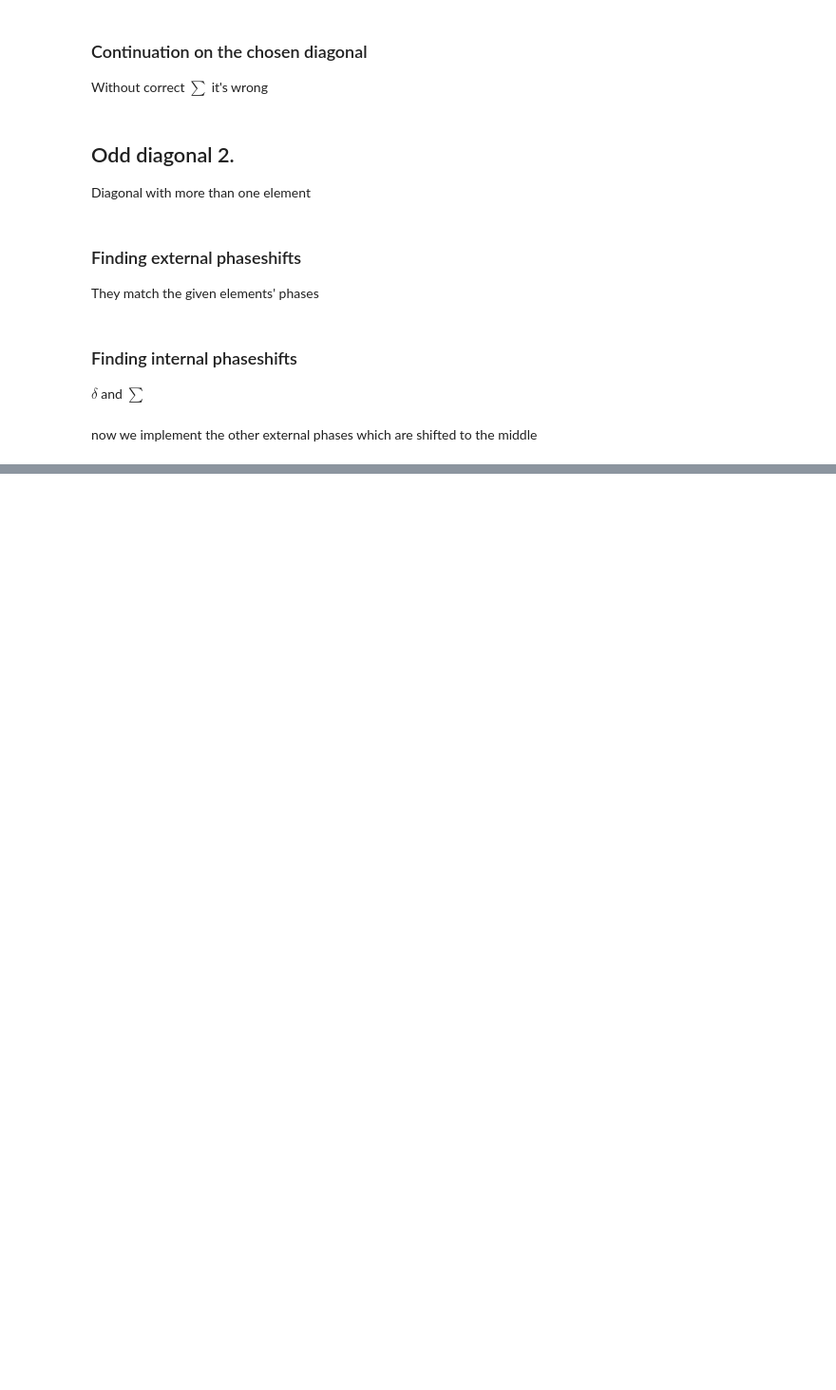
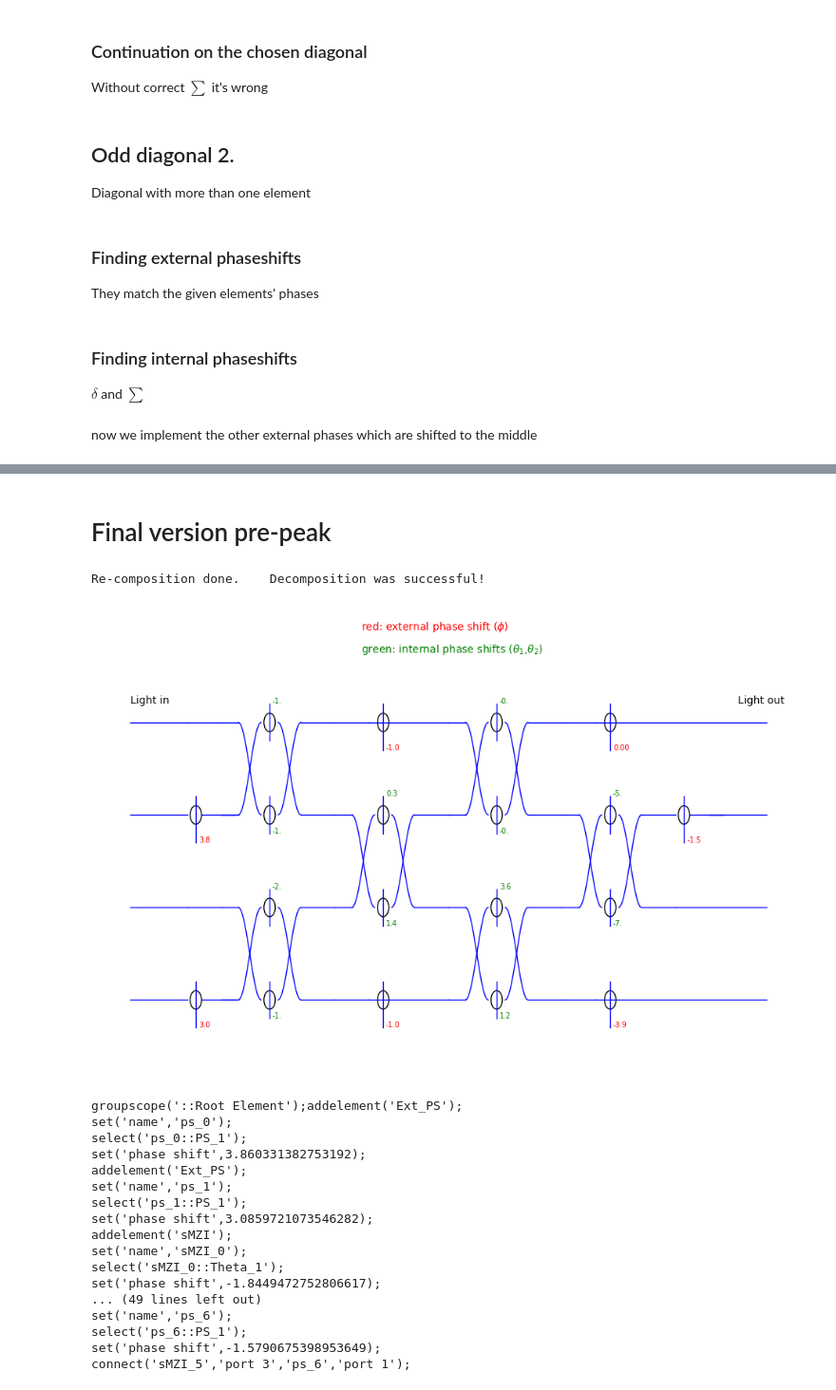
Before and after one commit to Szyli/Bell-decomposition, a Jupyter notebook: test_sMZI.ipynb, the cells around one changed output, grey strips where cells are left out. Shown at 95% size. Cells and saved outputs as stored; diff of their text form; code cells hidden in the pictures; blank space fills up the shorter version.

```diff
--- a/test_sMZI.ipynb
+++ b/test_sMZI.ipynb
@@ -463,0 +473,24 @@ Re-composition done.    Decomposition was successful!
+# %% [markdown]
+# Final version pre-peak
+# %%
+itf.function_to_rule_them_all(U)
+# %% [output]
+Re-composition done.    Decomposition was successful!
+[figure, added]
+groupscope('::Root Element');addelement('Ext_PS');
+set('name','ps_0');
+select('ps_0::PS_1');
+set('phase shift',3.860331382753192);
+addelement('Ext_PS');
+set('name','ps_1');
+select('ps_1::PS_1');
+set('phase shift',3.0859721073546282);
+addelement('sMZI');
+set('name','sMZI_0');
+select('sMZI_0::Theta_1');
+set('phase shift',-1.8449472752806617);
+... (49 lines left out)
+set('name','ps_6');
+select('ps_6::PS_1');
+set('phase shift',-1.5790675398953649);
+connect('sMZI_5','port 3','ps_6','port 1');
```
Also changed, not shown: parts of 8 cells of this notebook, 1 other file.
